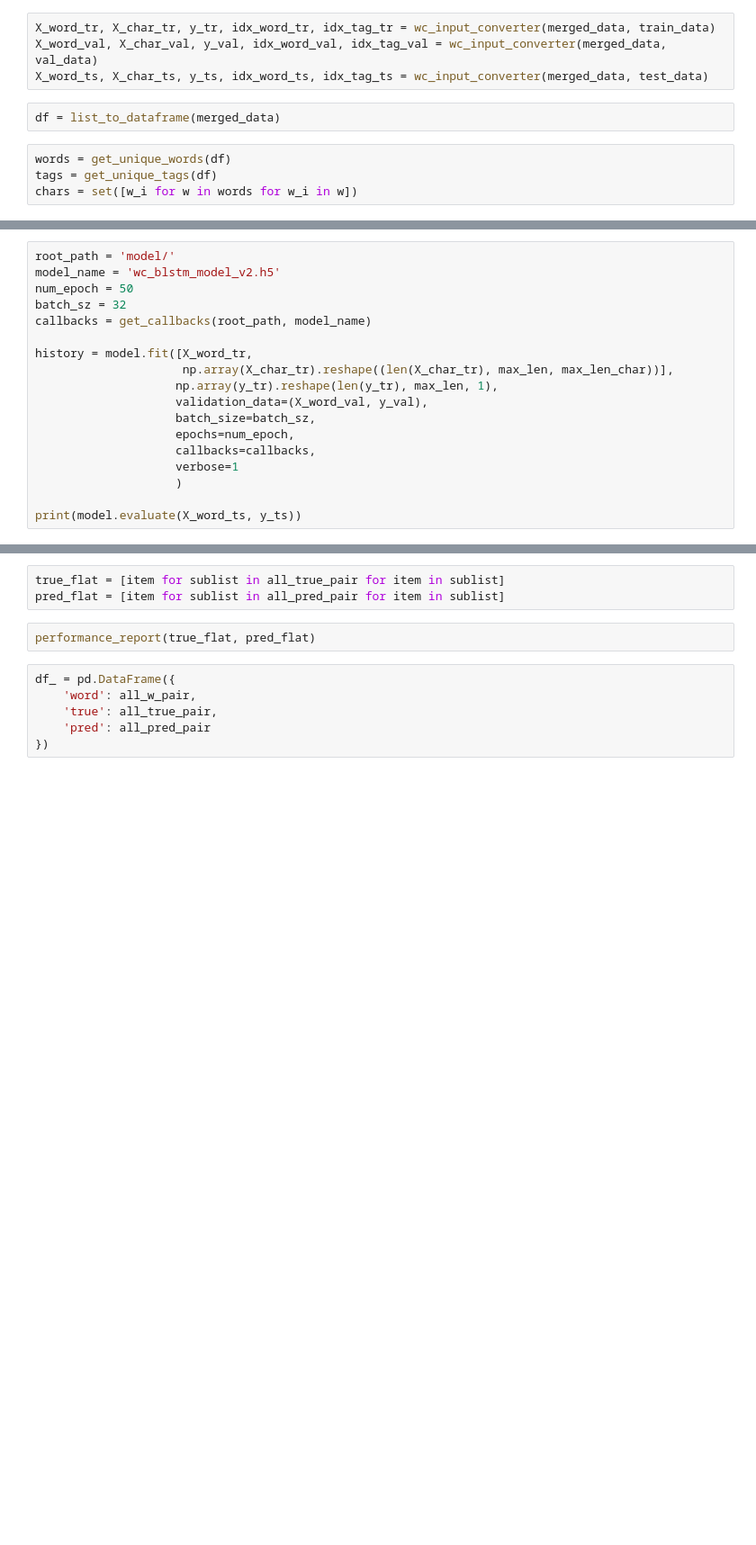
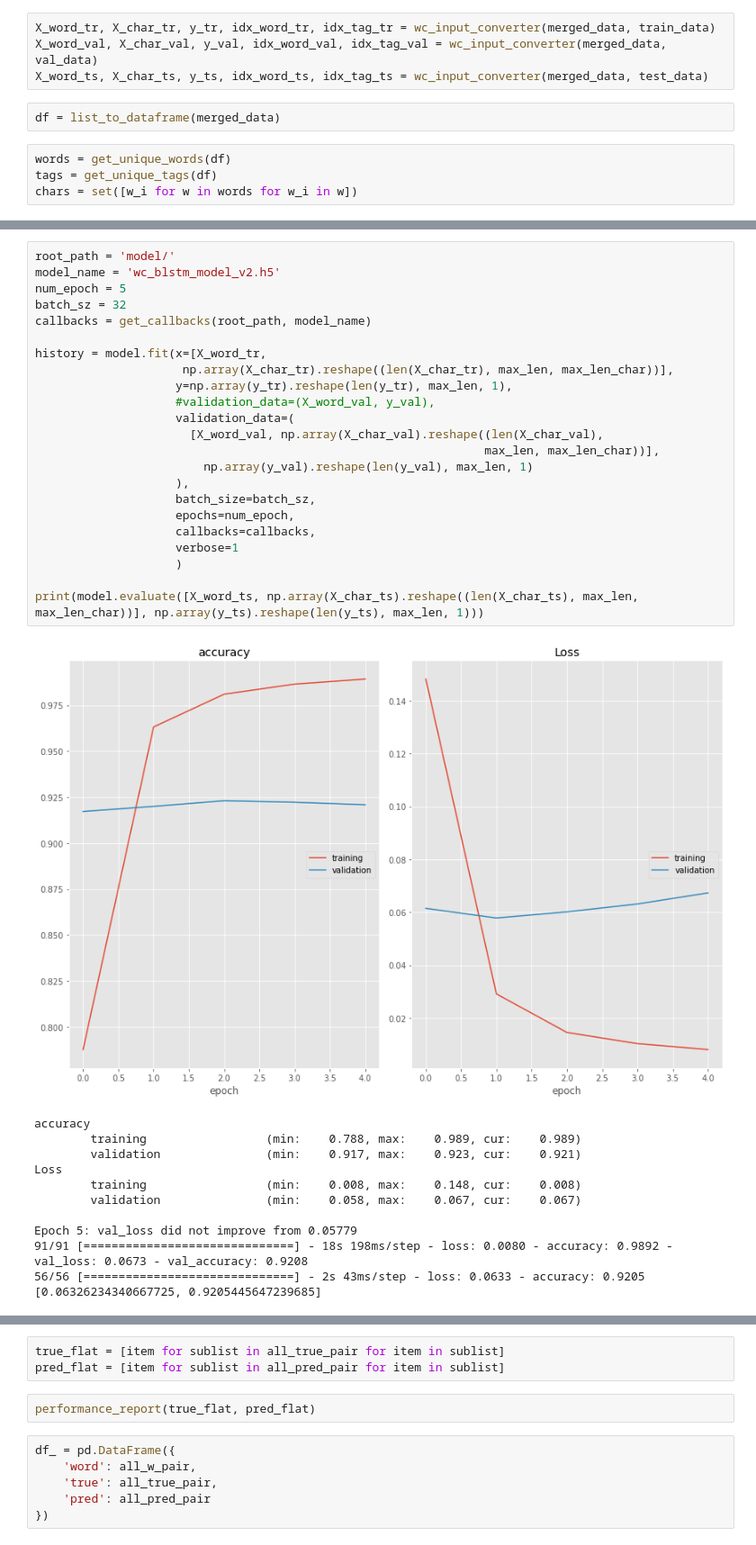
Before and after one commit to fathanick/Word-level-Indonesian-Javanese-English-code-mixed-language-identification, a Jupyter notebook: deep learning/tensorflow_/wc_bilstm_training_v2.ipynb, the cells around one changed output, grey strips where cells are left out. Shown at 90% size. Drawn from its saved outputs; the diff is of its cells as text; blank space fills up the shorter version.

```diff
--- a/deep learning/tensorflow_/wc_bilstm_training_v2.ipynb
+++ b/deep learning/tensorflow_/wc_bilstm_training_v2.ipynb
@@ -39,21 +56,39 @@ KeyboardInterrupt:
 # %%
 root_path = 'model/'
 model_name = 'wc_blstm_model_v2.h5'
-num_epoch = 50
+num_epoch = 5
 batch_sz = 32
 callbacks = get_callbacks(root_path, model_name)
 
-history = model.fit([X_word_tr,
+history = model.fit(x=[X_word_tr,
                      np.array(X_char_tr).reshape((len(X_char_tr), max_len, max_len_char))],
-                    np.array(y_tr).reshape(len(y_tr), max_len, 1),
-                    validation_data=(X_word_val, y_val),
+                    y=np.array(y_tr).reshape(len(y_tr), max_len, 1),
+                    #validation_data=(X_word_val, y_val),
+                    validation_data=(
+                      [X_word_val, np.array(X_char_val).reshape((len(X_char_val),
+                                                                max_len, max_len_char))],
+                        np.array(y_val).reshape(len(y_val), max_len, 1)
+                    ),
                     batch_size=batch_sz,
                     epochs=num_epoch,
                     callbacks=callbacks,
                     verbose=1
                     )
 
-print(model.evaluate(X_word_ts, y_ts))
+print(model.evaluate([X_word_ts, np.array(X_char_ts).reshape((len(X_char_ts), max_len, max_len_char))], np.array(y_ts).reshape(len(y_ts), max_len, 1)))
+# %% [output]
+[figure, added]
+accuracy
+        training                 (min:    0.788, max:    0.989, cur:    0.989)
+        validation               (min:    0.917, max:    0.923, cur:    0.921)
+Loss
+        training                 (min:    0.008, max:    0.148, cur:    0.008)
+        validation               (min:    0.058, max:    0.067, cur:    0.067)
+
+Epoch 5: val_loss did not improve from 0.05779
+91/91 [==============================] - 18s 198ms/step - loss: 0.0080 - accuracy: 0.9892 - val_loss: 0.0673 - val_accuracy: 0.9208
+56/56 [==============================] - 2s 43ms/step - loss: 0.0633 - accuracy: 0.9205
+[0.06326234340667725, 0.9205445647239685]
 # %%
 from keras.models import load_model
 
```
Also changed, not shown: parts of 5 cells of this notebook, 4 other files.
